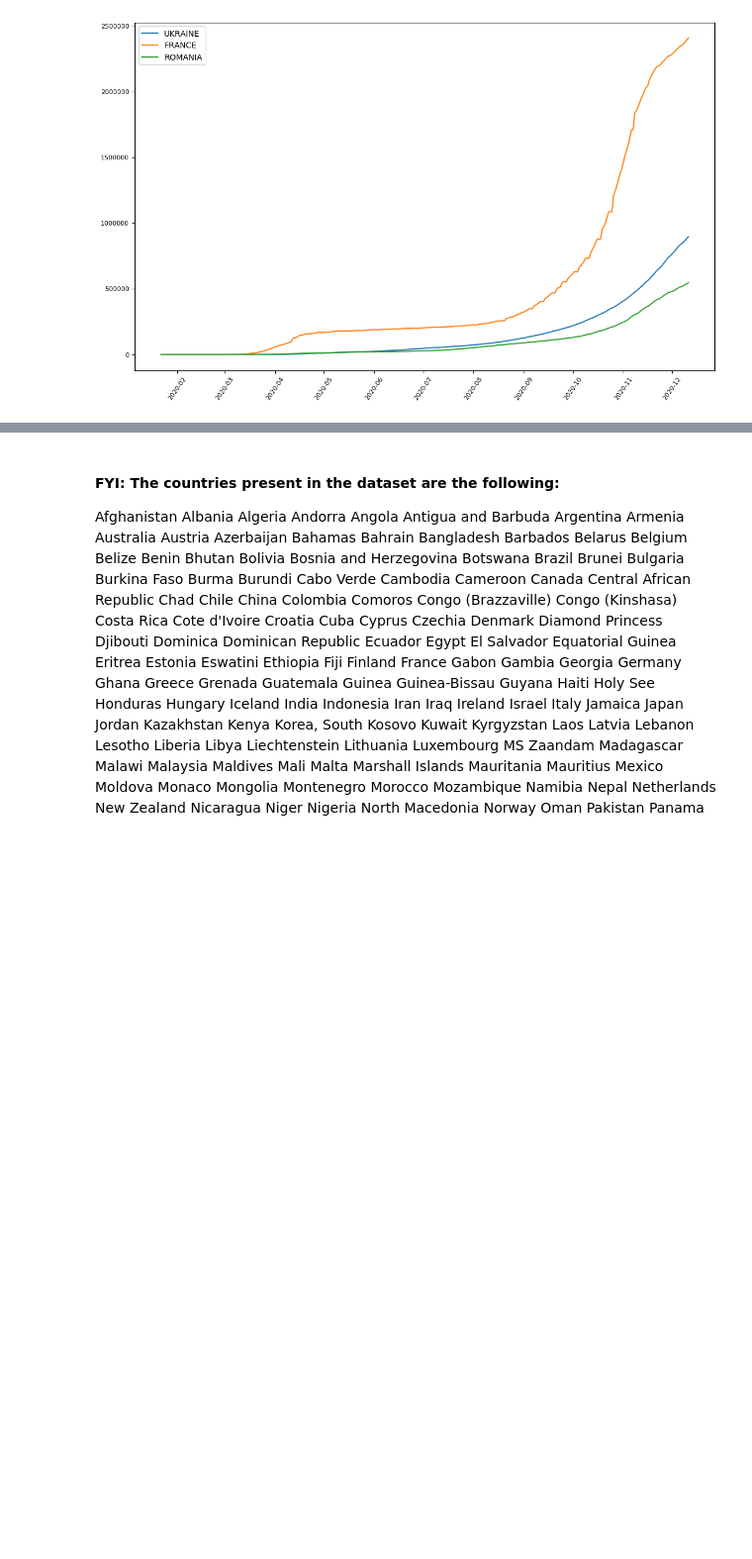
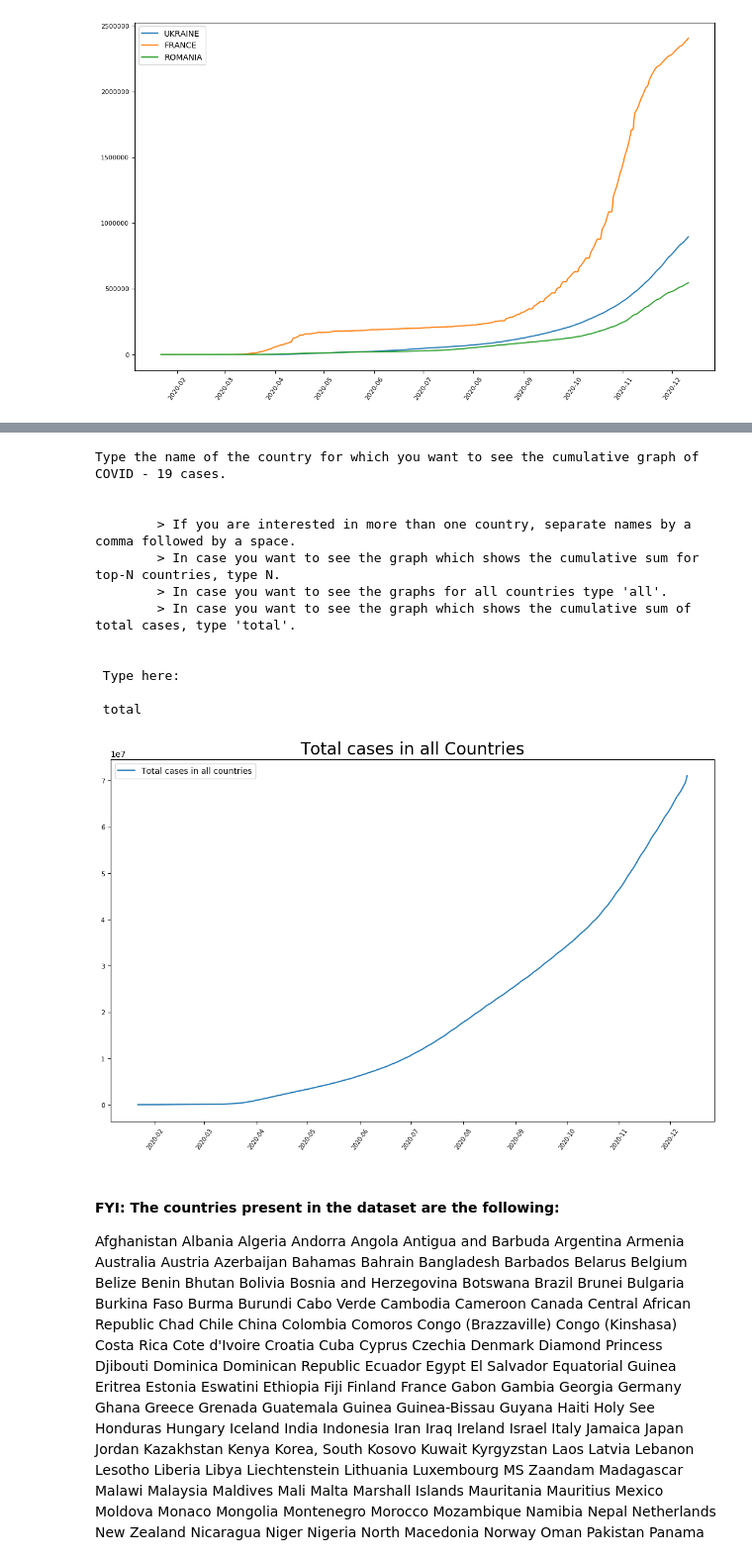
Before and after one commit to AnnLyma/covid_19_stat, a Jupyter notebook: cumulative_graphs.ipynb, the cells around one changed output, grey strips where cells are left out. Shown: that part at 99% size. Cells and saved outputs as stored; diff of their text form; code cells hidden in the pictures; blank space fills up the shorter version.

```diff
--- a/cumulative_graphs.ipynb
+++ b/cumulative_graphs.ipynb
@@ -179,3 +195,19 @@ Type the name of the country for which you want to see the cumulative graph of C
+# %%
+build_graph(us_input())
+# %% [output]
+Type the name of the country for which you want to see the cumulative graph of COVID - 19 cases.
+
+
+        > If you are interested in more than one country, separate names by a comma followed by a space.
+        > In case you want to see the graph which shows the cumulative sum for top-N countries, type N.
+        > In case you want to see the graphs for all countries type 'all'.
+        > In case you want to see the graph which shows the cumulative sum of total cases, type 'total'.
+
+
+ Type here:
+
+ total
+[figure, added]
 # %% [markdown]
 #### FYI: The countries present in the dataset are the following:
 
```
Also changed, not shown: parts of 1 cell of this notebook.
